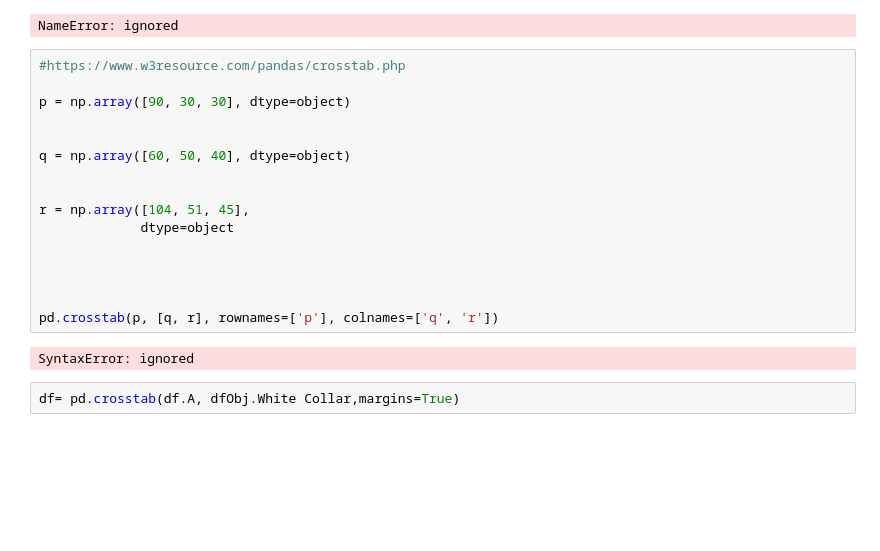
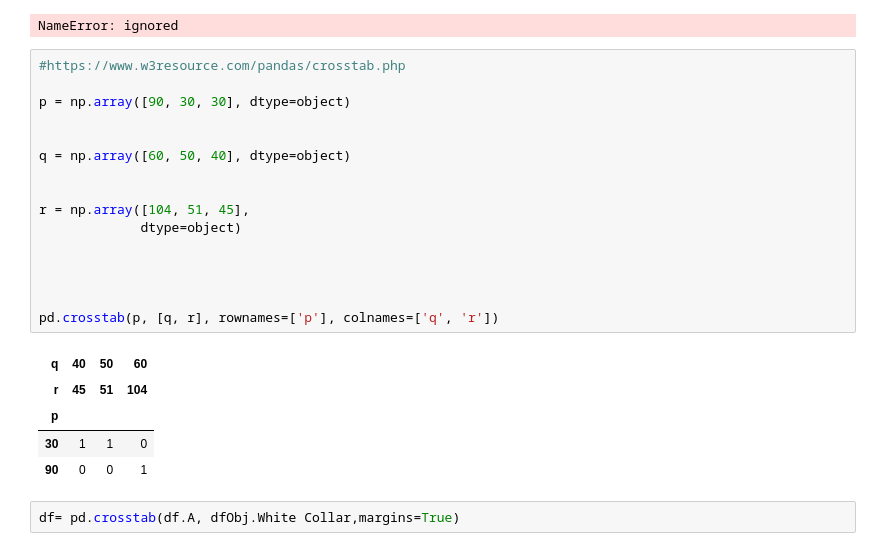
Before and after one commit to mariesweeney900/AssignmentXML, a Jupyter notebook: Copy_of_ChiSquaredAssessmentML.ipynb, the cells around one changed output. Saved outputs shown, nothing was run; the diff lists cells and outputs as text; blank space fills up the shorter version.

```diff
--- a/Copy_of_ChiSquaredAssessmentML.ipynb
+++ b/Copy_of_ChiSquaredAssessmentML.ipynb
@@ -37,21 +37,25 @@ NameError: ignored
 # %%
 #https://www.w3resource.com/pandas/crosstab.php
 
 p = np.array([90, 30, 30], dtype=object)
 
 
 q = np.array([60, 50, 40], dtype=object)
 
 
 r = np.array([104, 51, 45],
-             dtype=object
+             dtype=object)
 
 
 
 
 pd.crosstab(p, [q, r], rownames=['p'], colnames=['q', 'r'])
 # %% [output]
-SyntaxError: ignored
+| q | 40 | 50 | 60 |
+| r | 45 | 51 | 104 |
+| p |  |  |  |
+| 30 | 1 | 1 | 0 |
+| 90 | 0 | 0 | 1 |
 # %%
 df= pd.crosstab(df.A, dfObj.White Collar,margins=True)
 # %% [output]
```
Also changed, not shown: parts of 1 cell of this notebook.
